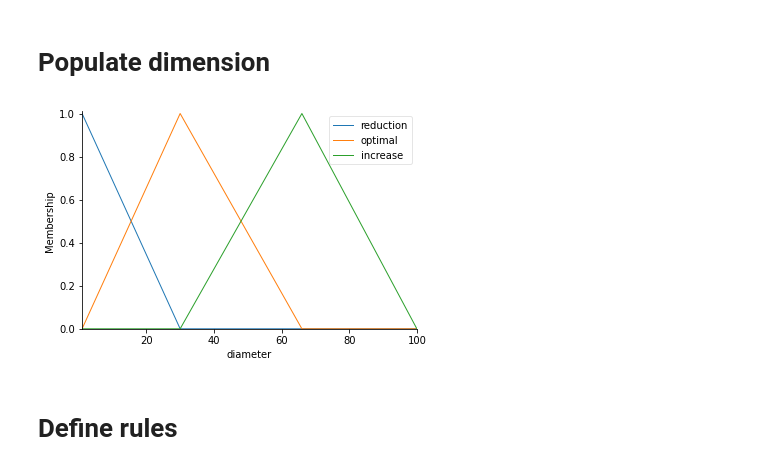
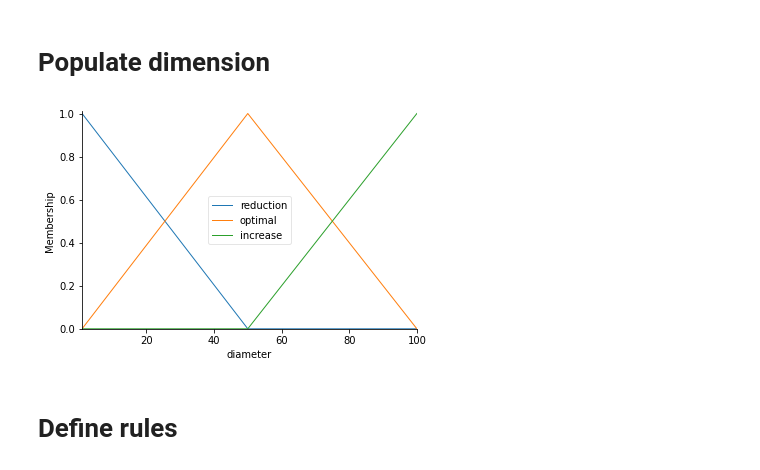
Before and after one commit to BuczynskiRafal/pipe_calculations, a Jupyter notebook: fuzzy logic.ipynb, the cells around one changed output. Saved outputs shown, nothing was run; the diff lists cells and outputs as text; code cells hidden in the pictures.

```diff
--- a/fuzzy logic.ipynb
+++ b/fuzzy logic.ipynb
@@ -232,13 +231,13 @@ velocity.view()
 # %% [markdown]
 # Populate dimension
 # %%
-diameter['reduction'] = fuzz.trimf(diameter.universe, [1, 1, 30])
-diameter['optimal'] = fuzz.trimf(diameter.universe, [1, 30, 66])
-diameter['increase'] = fuzz.trimf(diameter.universe, [30, 66, 100])
+diameter['reduction'] = fuzz.trimf(diameter.universe, [1, 1, 50])
+diameter['optimal'] = fuzz.trimf(diameter.universe, [1, 50, 100])
+diameter['increase'] = fuzz.trimf(diameter.universe, [50, 100, 100])
 
 diameter.view()
 # %% [output]
-[figure, old version]
+[figure, new version]
 # %% [markdown]
 # Define rules
 # %%
```
Also changed, not shown: parts of 6 cells of this notebook.
